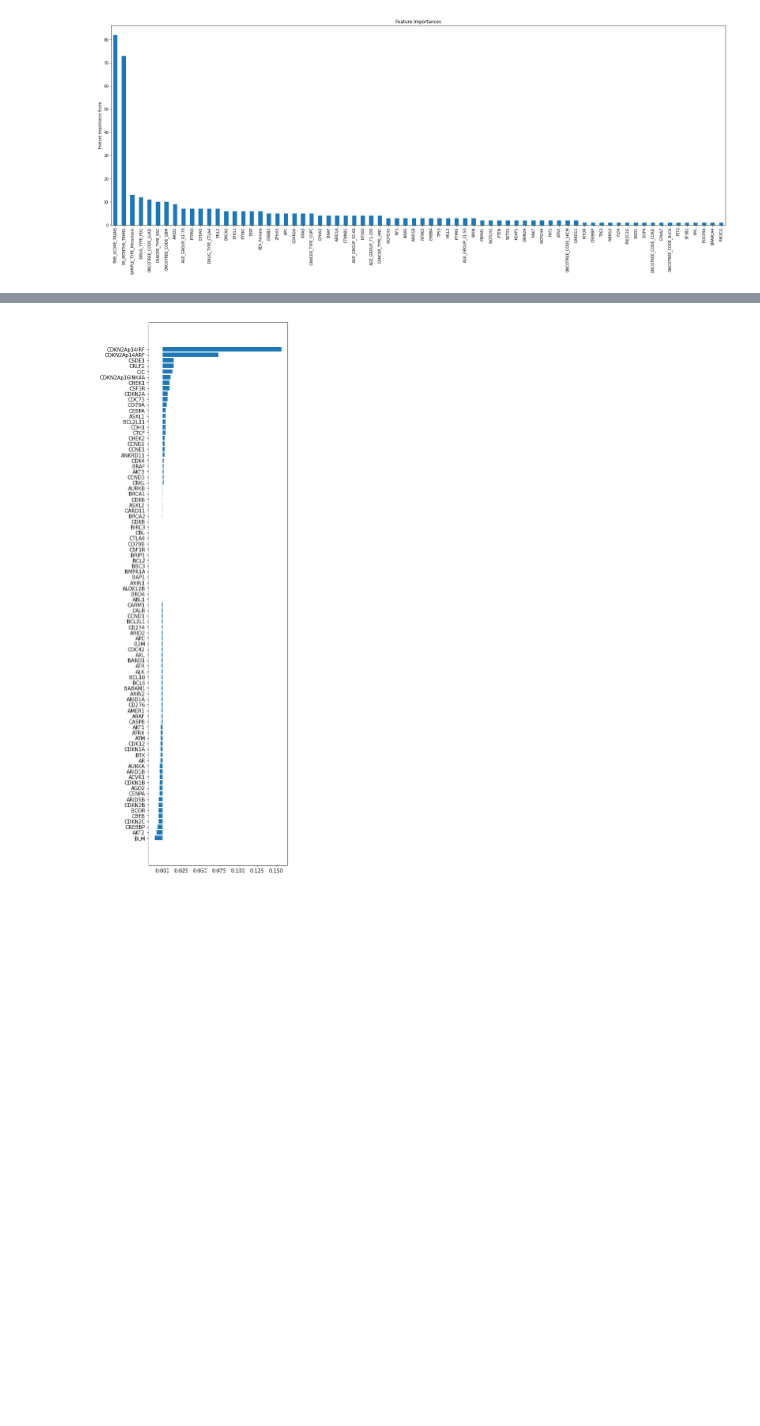
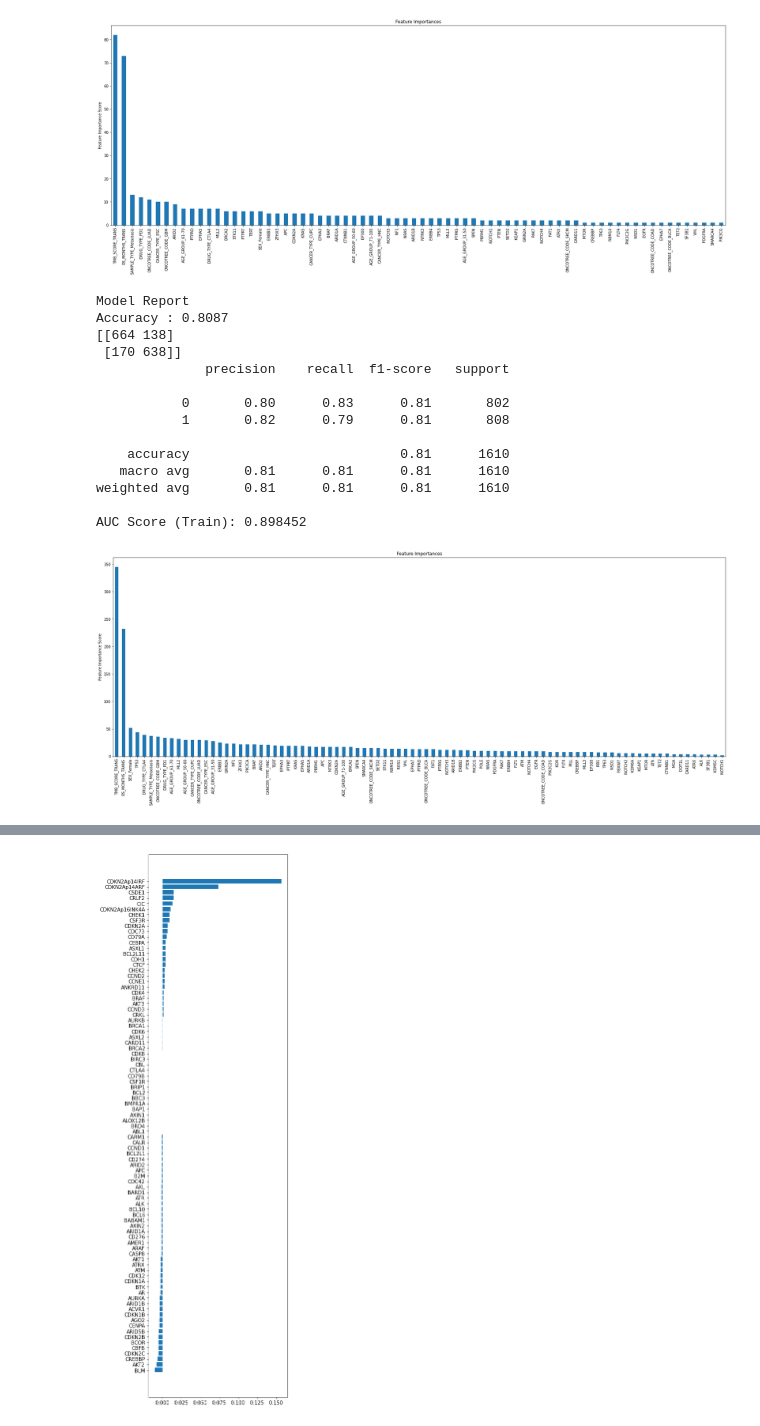
Before and after one commit to rikrixa/DataExploration, a Jupyter notebook: mskcc_xgboost.ipynb, the cells around one changed output, grey strips where cells are left out. Saved outputs shown, nothing was run; the diff lists cells and outputs as text; code cells hidden in the pictures; blank space fills up the shorter version.

```diff
--- a/mskcc_xgboost.ipynb
+++ b/mskcc_xgboost.ipynb
@@ -516,3 +609,21 @@ weighted avg       0.77      0.77      0.77      1610
 
 AUC Score (Train): 0.861530
 [figure]
+# %%
+modelfit(xgb2,X_filter,y)
+# %% [output]
+Model Report
+Accuracy : 0.8087
+[[664 138]
+ [170 638]]
+              precision    recall  f1-score   support
+
+           0       0.80      0.83      0.81       802
+           1       0.82      0.79      0.81       808
+
+    accuracy                           0.81      1610
+   macro avg       0.81      0.81      0.81      1610
+weighted avg       0.81      0.81      0.81      1610
+
+AUC Score (Train): 0.898452
+[figure, added]
```
Also changed, not shown: parts of 10 cells of this notebook.
